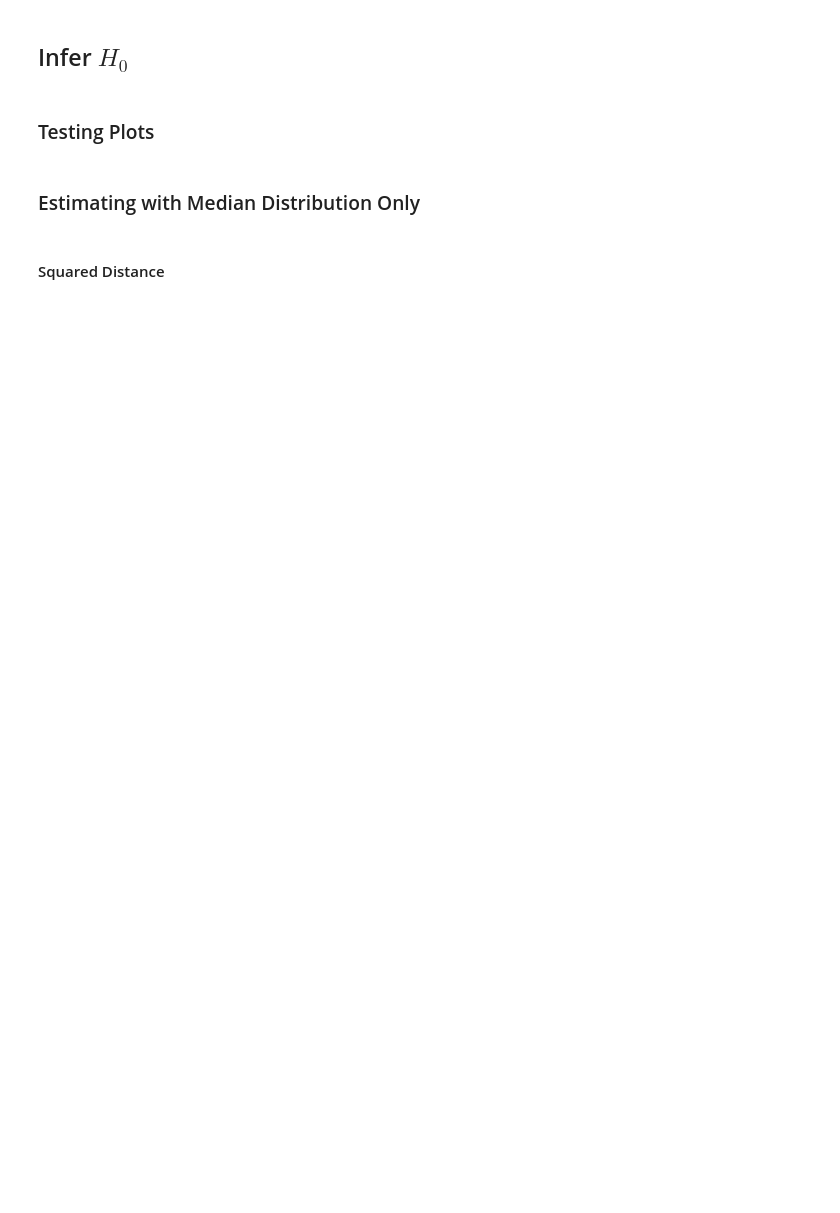
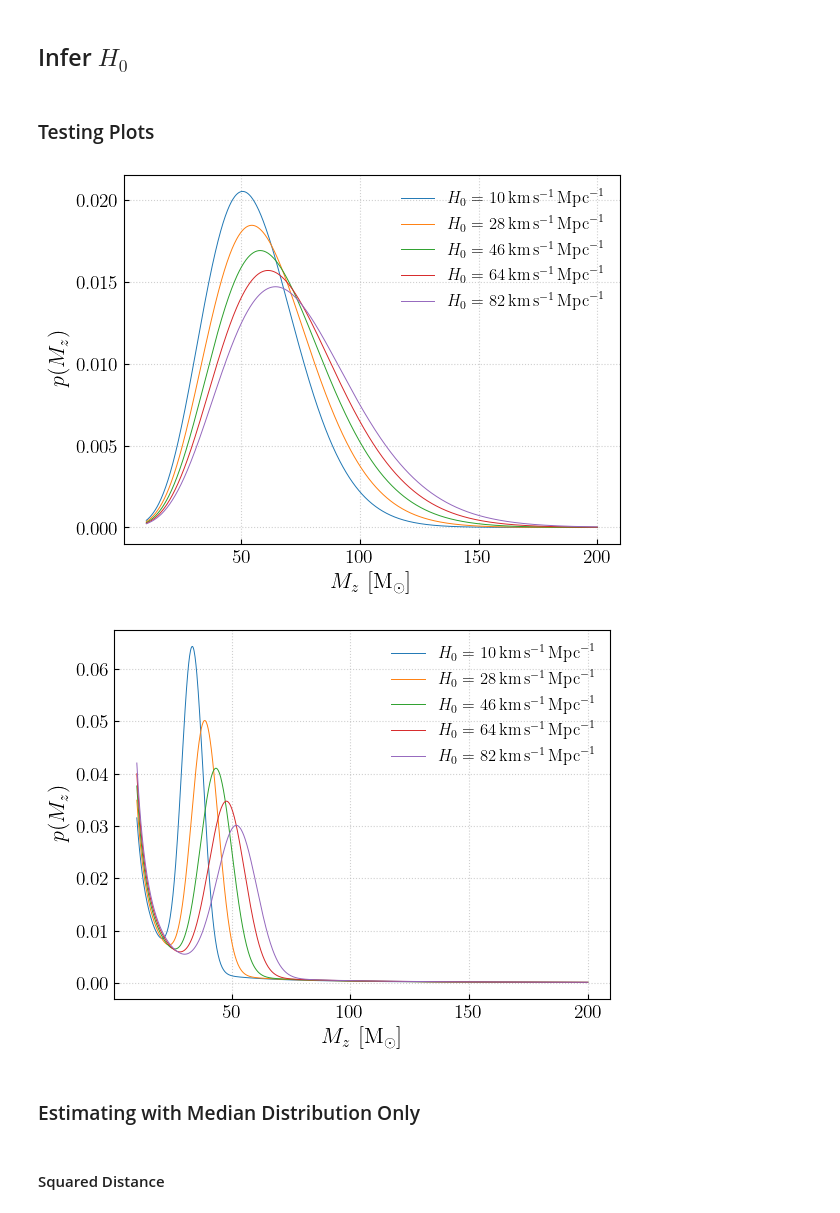
Before and after one commit to thomasckng/population_analysis, a Jupyter notebook: H0_test/inference.ipynb, the cells around one changed output. Drawn from its saved outputs; the diff is of its cells as text; code cells hidden in the pictures; blank space fills up the shorter version.

```diff
--- a/H0_test/inference.ipynb
+++ b/H0_test/inference.ipynb
@@ -115,17 +122,21 @@ plt.show()
 # %%
-for i in [0,25,50,75,99]:
+for i in [5,25,50,75,99]:
     prop = np.einsum("ijk, j -> ijk", PLpeak(m), DLsq(dL))[:,i,18]
-    y = prop/np.max(prop)
+    y = prop/np.sum(prop*(mz[1]-mz[0]))
     plt.plot(mz, y, label = "$d_L = "+str(f'{dL[i]:.0f}')+"\,\mathrm{Mpc}$")
 plt.title("$H_0 = "+str(f'{H0[18]:.0f}')+"\,\mathrm{km}\,\mathrm{s}^{-1}\,\mathrm{Mpc}^{-1}$")
+plt.ylabel('$p(M_z)$')
+plt.xlabel('$M_z\ [\mathrm{M}_\odot]$')
 plt.legend()
 plt.show()
 
 for i in [0,10,20,40,80,160,320,640]:
     prop = np.einsum("ijk, j -> ijk", PLpeak(m), DLsq(dL))[i,:,18]
-    y = prop/np.sum(prop)
+    y = prop/np.sum(prop*(dL[1]-dL[0]))
     plt.plot(dL, y, label = "$M_z = "+str(f'{mz[i]:.0f}')+"\,\mathrm{M}_\odot$")
 plt.title("$H_0 = "+str(f'{H0[18]:.0f}')+"\,\mathrm{km}\,\mathrm{s}^{-1}\,\mathrm{Mpc}^{-1}$")
+plt.ylabel('$p(d_L)$')
+plt.xlabel('$d_L\ [\mathrm{Mpc}]$')
 plt.legend()
 plt.show()
 # %% [output]
@@ -153,14 +164,21 @@ p_realistic = p_realistic/np.trapz(p_realistic, mz, axis=0)
 # %%
 for i in [0,100,200,300,400]:
     prop = p_double_gaussian[:,i]
     plt.plot(mz, prop, label = "$H_0 = "+str(f'{H0[i]:.0f}')+"\,\mathrm{km}\,\mathrm{s}^{-1}\,\mathrm{Mpc}^{-1}$")
+plt.ylabel('$p(M_z)$')
+plt.xlabel('$M_z\ [\mathrm{M}_\odot]$')
 plt.legend()
 plt.show()
 for i in [0,100,200,300,400]:
     prop = p_realistic[:,i]
     plt.plot(mz, prop, label = "$H_0 = "+str(f'{H0[i]:.0f}')+"\,\mathrm{km}\,\mathrm{s}^{-1}\,\mathrm{Mpc}^{-1}$")
+plt.xlabel('$M_z\ [\mathrm{M}_\odot]$')
+plt.ylabel('$p(M_z)$')
 plt.legend()
 plt.show()
+# %% [output]
+[figure, added]
+[figure, added]
 # %% [markdown]
 ### Estimating with Median Distribution Only
 # %% [markdown]
```
Also changed, not shown: parts of 11 cells of this notebook.
